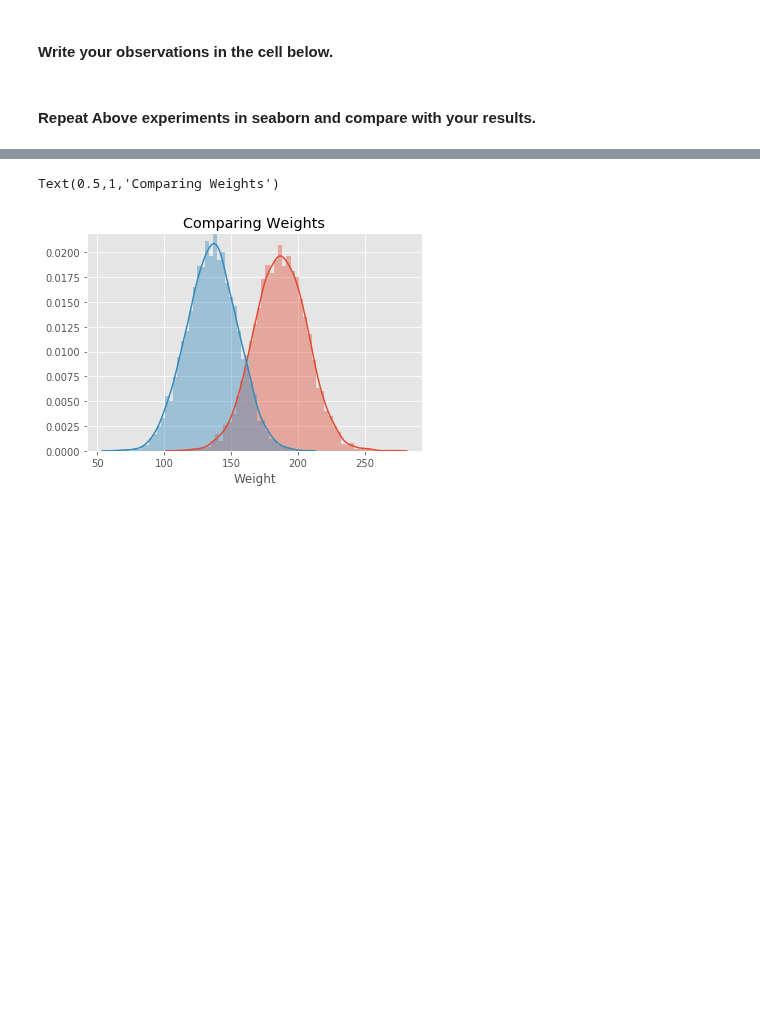
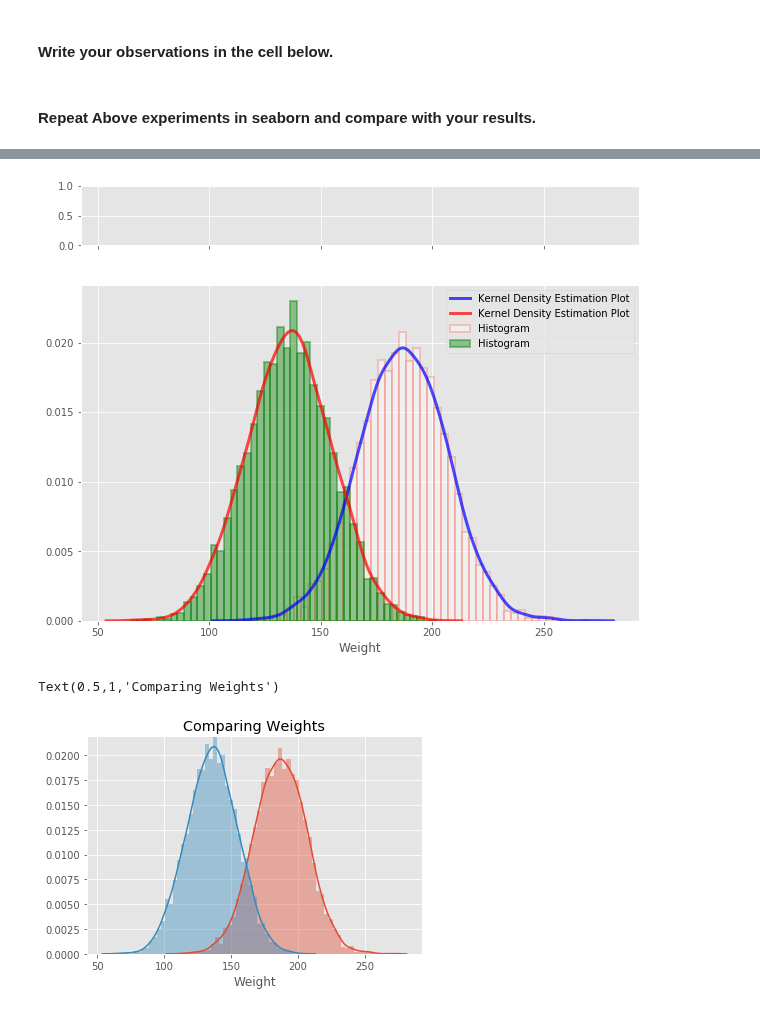
Before and after one commit to rvent/dsc-1-09-11-the-probability-density-function-lab-nyc-ds-career-012819, a Jupyter notebook: index.ipynb, the cells around one changed output, grey strips where cells are left out. Drawn from its saved outputs; the diff is of its cells as text; code cells hidden in the pictures; blank space fills up the shorter version.

```diff
--- a/index.ipynb
+++ b/index.ipynb
@@ -155,7 +155,7 @@ sns.distplot(male_df.Weight,
                                   'label':'Kernel Density Estimation Plot'
                                  }
             )
-sns.distplot(female_df.Weight],
+sns.distplot(female_df.Weight,
              hist=True, hist_kws={
                                   "linewidth": 2,
                                   "edgecolor" :'green',
@@ -175,3 +175,4 @@ SyntaxError: keyword argument repeated (<ipython-input-19-e13db62ab631>, line 20
+[figure, added]
 # %%
 # %% [output]
 Text(0.5,1,'Comparing Weights')
```
Also changed, not shown: parts of 1 cell of this notebook.
